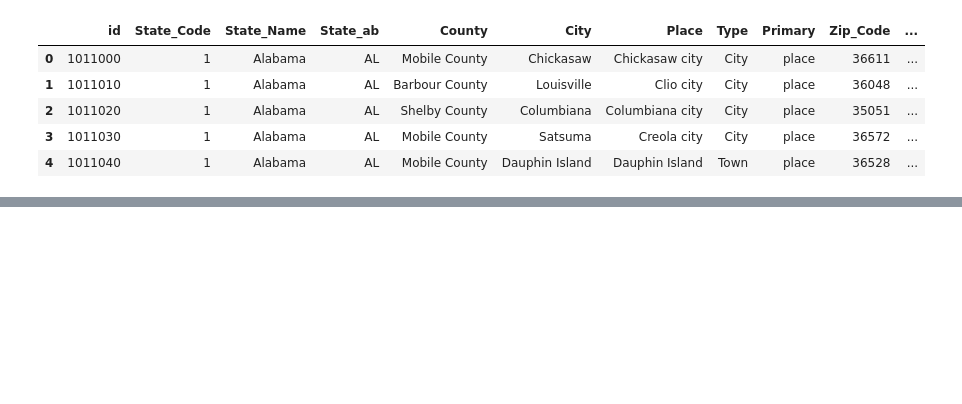
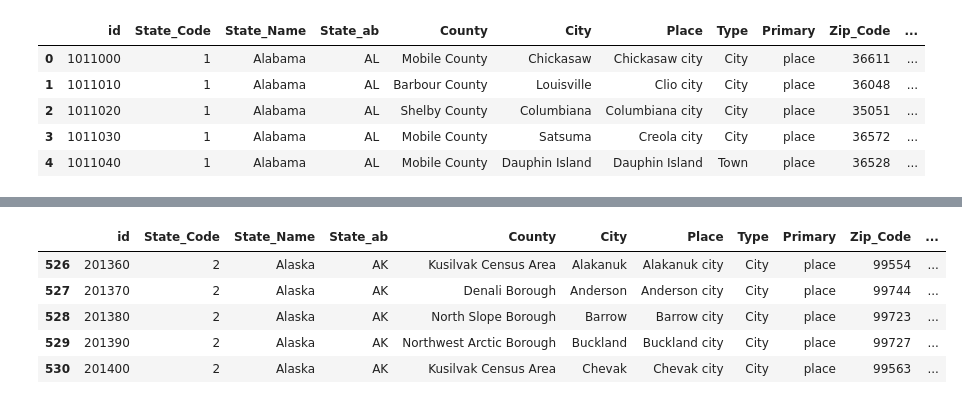
Before and after one commit to ByronIAllen/DataAnalysis_Project1, a Jupyter notebook: EconomicDF.ipynb, the cells around one changed output, grey strips where cells are left out. Drawn from its saved outputs; the diff is of its cells as text; code cells hidden in the pictures; blank space fills up the shorter version.

```diff
--- a/EconomicDF.ipynb
+++ b/EconomicDF.ipynb
@@ -58,2 +136,10 @@ for rows in econ_df:
 # %%
 # Check West Region
+west.head()
+# %% [output]
+|  | id | State_Code | State_Name | State_ab | County | City | Place | Type | Primary | Zip_Code | ... |
+| 526 | 201360 | 2 | Alaska | AK | Kusilvak Census Area | Alakanuk | Alakanuk city | City | place | 99554 | ... |
+| 527 | 201370 | 2 | Alaska | AK | Denali Borough | Anderson | Anderson city | City | place | 99744 | ... |
+| 528 | 201380 | 2 | Alaska | AK | North Slope Borough | Barrow | Barrow city | City | place | 99723 | ... |
+| 529 | 201390 | 2 | Alaska | AK | Northwest Arctic Borough | Buckland | Buckland city | City | place | 99727 | ... |
+| 530 | 201400 | 2 | Alaska | AK | Kusilvak Census Area | Chevak | Chevak city | City | place | 99563 | ... |
```
Also changed, not shown: parts of 7 cells of this notebook.
